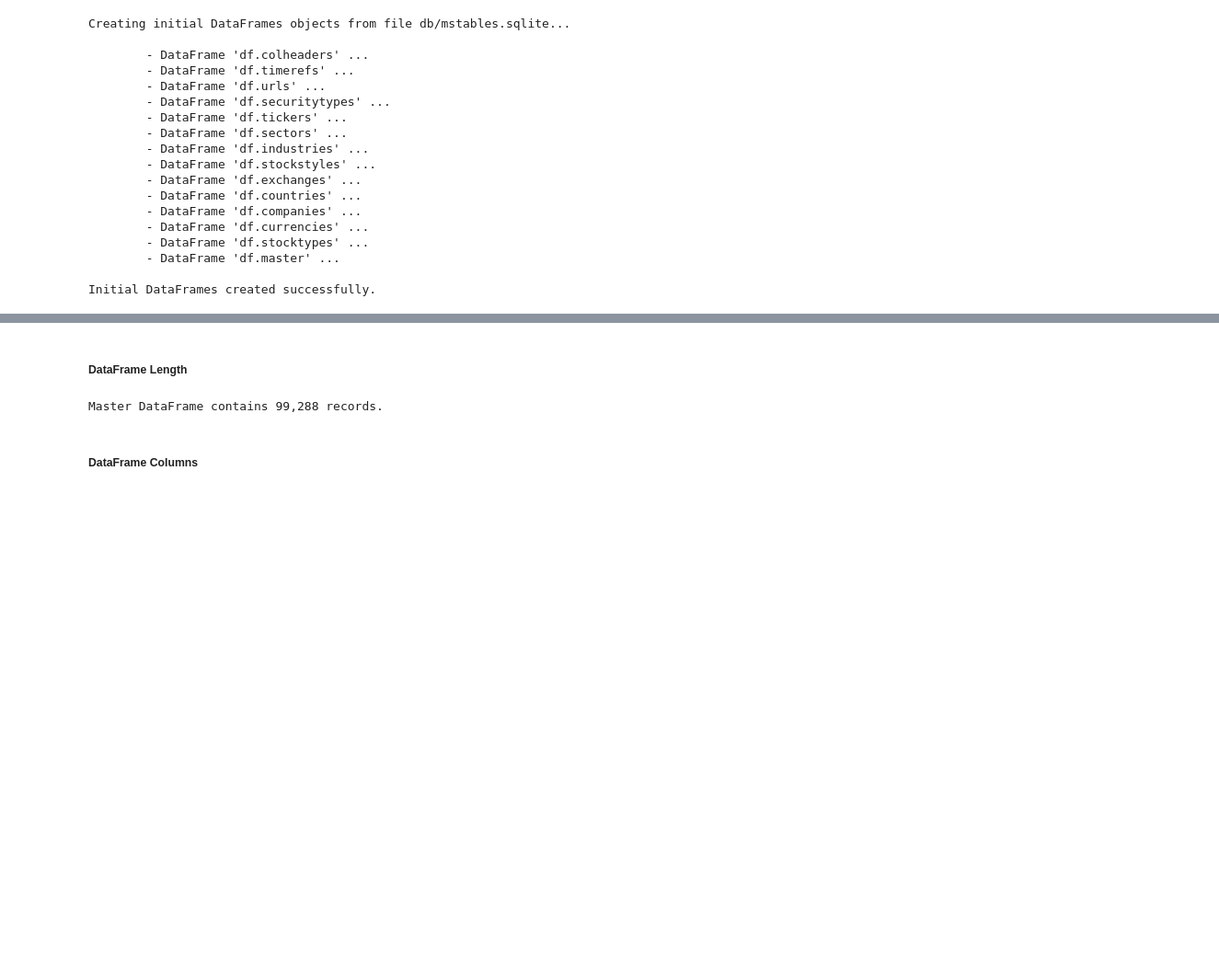
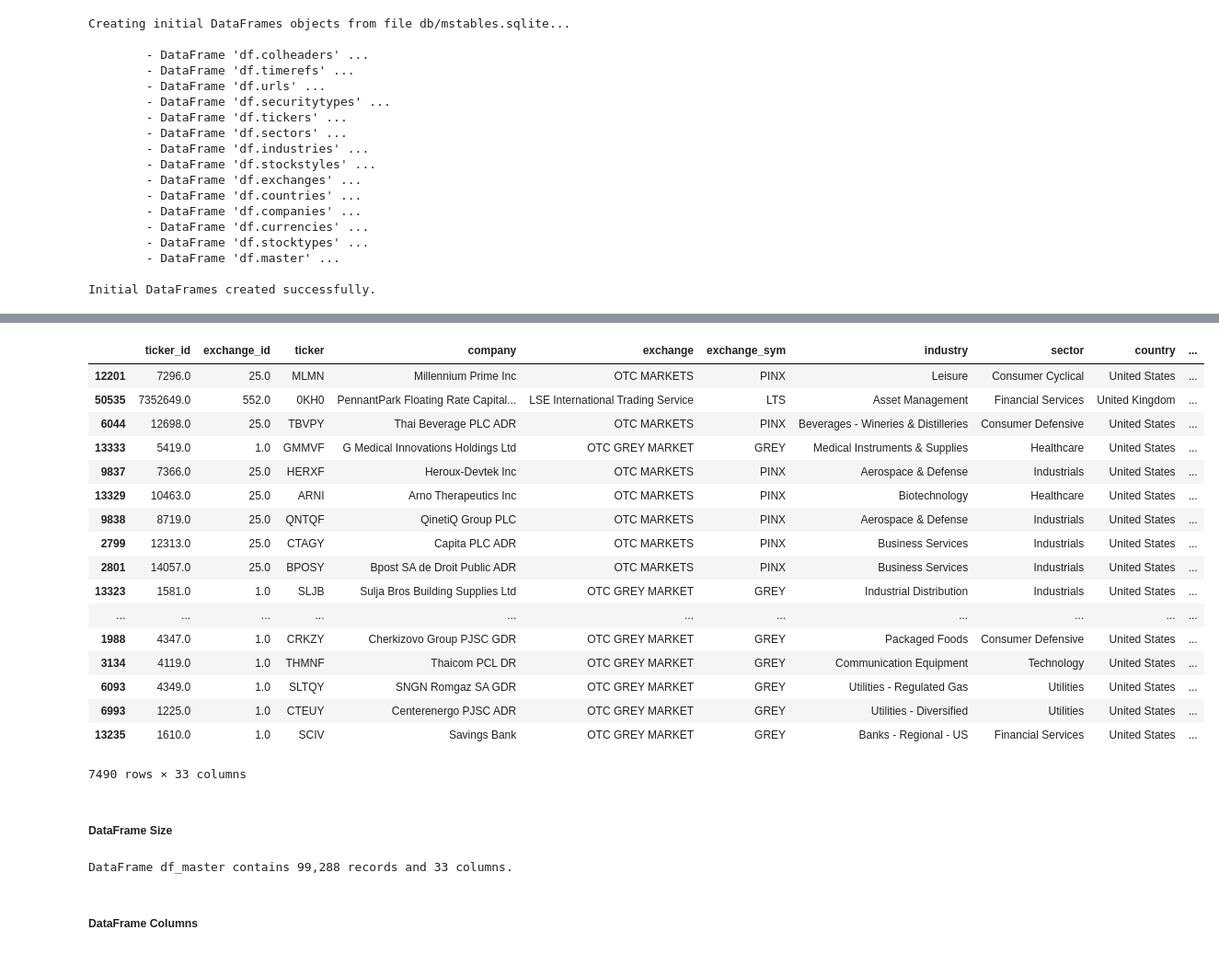
Before and after one commit to caiobran/mstables, a Jupyter notebook: data_overview.ipynb, the cells around one changed output, grey strips where cells are left out. Shown at 92% size. Saved outputs shown, nothing was run; the diff lists cells and outputs as text; code cells hidden in the pictures; blank space fills up the shorter version.

```diff
--- a/data_overview.ipynb
+++ b/data_overview.ipynb
@@ -105,0 +107,3 @@ df_updated_ct
+# %%
+cutoff_date = df_updated_ct[df_updated_ct['ticker'] > 100].index[0] - DT.timedelta(days=7)
+cutoff_date
@@ -106,5 +112,23 @@ df_updated_ct
 # %%
-df_master = (df_master
-             .where(df_master['lastdate'] >= (
-                 df_updated_ct[df_updated_ct['ticker'] > 100].index[0] - DT.timedelta(days=7)))
-             .dropna(axis=0, how='all'))
+df_master = df_master.where(df_master['lastdate'] < cutoff_date).dropna(axis=0, how='all')
+# %%
+df_master.sort_values(by='lastdate', ascending=False)
+# %% [output]
+|  | ticker_id | exchange_id | ticker | company | exchange | exchange_sym | industry | sector | country | ... |
+| 12201 | 7296.0 | 25.0 | MLMN | Millennium Prime Inc | OTC MARKETS | PINX | Leisure | Consumer Cyclical | United States | ... |
+| 50535 | 7352649.0 | 552.0 | 0KH0 | PennantPark Floating Rate Capital... | LSE International Trading Service | LTS | Asset Management | Financial Services | United Kingdom | ... |
+| 6044 | 12698.0 | 25.0 | TBVPY | Thai Beverage PLC ADR | OTC MARKETS | PINX | Beverages - Wineries & Distilleries | Consumer Defensive | United States | ... |
+| 13333 | 5419.0 | 1.0 | GMMVF | G Medical Innovations Holdings Ltd | OTC GREY MARKET | GREY | Medical Instruments & Supplies | Healthcare | United States | ... |
+| 9837 | 7366.0 | 25.0 | HERXF | Heroux-Devtek Inc | OTC MARKETS | PINX | Aerospace & Defense | Industrials | United States | ... |
+| 13329 | 10463.0 | 25.0 | ARNI | Arno Therapeutics Inc | OTC MARKETS | PINX | Biotechnology | Healthcare | United States | ... |
+| 9838 | 8719.0 | 25.0 | QNTQF | QinetiQ Group PLC | OTC MARKETS | PINX | Aerospace & Defense | Industrials | United States | ... |
+| 2799 | 12313.0 | 25.0 | CTAGY | Capita PLC ADR | OTC MARKETS | PINX | Business Services | Industrials | United States | ... |
+| 2801 | 14057.0 | 25.0 | BPOSY | Bpost SA de Droit Public ADR | OTC MARKETS | PINX | Business Services | Industrials | United States | ... |
+| 13323 | 1581.0 | 1.0 | SLJB | Sulja Bros Building Supplies Ltd | OTC GREY MARKET | GREY | Industrial Distribution | Industrials | United States | ... |
+| ... | ... | ... | ... | ... | ... | ... | ... | ... | ... | ... |
+| 1988 | 4347.0 | 1.0 | CRKZY | Cherkizovo Group PJSC GDR | OTC GREY MARKET | GREY | Packaged Foods | Consumer Defensive | United States | ... |
+| 3134 | 4119.0 | 1.0 | THMNF | Thaicom PCL DR | OTC GREY MARKET | GREY | Communication Equipment | Technology | United States | ... |
+| 6093 | 4349.0 | 1.0 | SLTQY | SNGN Romgaz SA GDR | OTC GREY MARKET | GREY | Utilities - Regulated Gas | Utilities | United States | ... |
+| 6993 | 1225.0 | 1.0 | CTEUY | Centerenergo PJSC ADR | OTC GREY MARKET | GREY | Utilities - Diversified | Utilities | United States | ... |
+| 13235 | 1610.0 | 1.0 | SCIV | Savings Bank | OTC GREY MARKET | GREY | Banks - Regional - US | Financial Services | United States | ... |
+7490 rows × 33 columns
@@ -111,9 +137,10 @@ df_master = (df_master
 # %% [markdown]
-##### DataFrame Length
+##### DataFrame Size
-# %%
-print('Master DataFrame contains {:,.0f} records.'.format(len(df_master)))
-# %% [output]
-Master DataFrame contains 99,288 records.
+# %%
+msg = 'DataFrame df_master contains {:,.0f} records and {:,.0f} columns.'
+print(msg.format(df_master.shape[0], df_master.shape[1]))
+# %% [output]
+DataFrame df_master contains 99,288 records and 33 columns.
 # %% [markdown]
 ##### DataFrame Columns
 # %%
```
Also changed, not shown: parts of 7 cells of this notebook, 3 other files.
